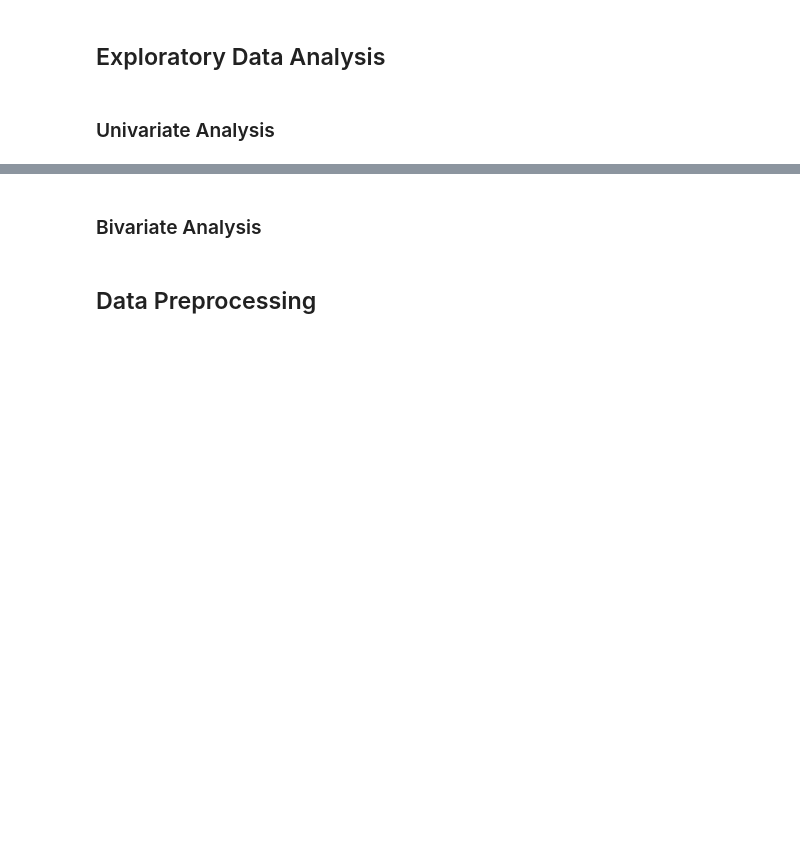
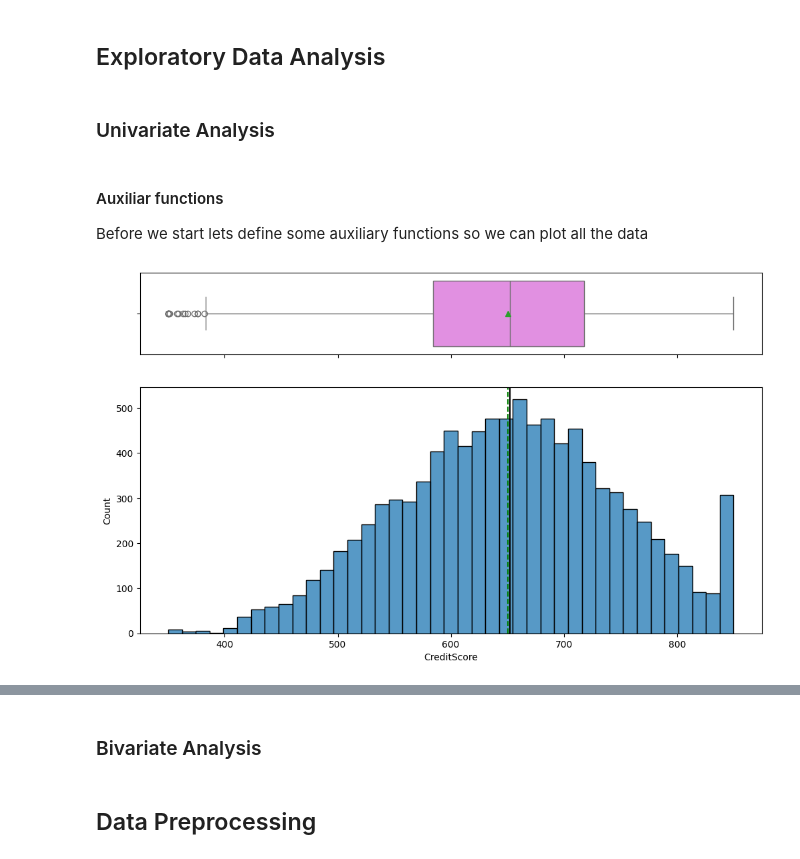
Before and after one commit to rsdomingues/aiml_learning, a Jupyter notebook: 4.intro-to-neural-networks/3.project/INN_Learner_Notebook_Full_code.ipynb, the cells around one changed output, grey strips where cells are left out. Saved outputs shown, nothing was run; the diff lists cells and outputs as text; code cells hidden in the pictures; blank space fills up the shorter version.

Commit message:
univariate analysis, just graph no notes

```diff
--- a/4.intro-to-neural-networks/3.project/INN_Learner_Notebook_Full_code.ipynb
+++ b/4.intro-to-neural-networks/3.project/INN_Learner_Notebook_Full_code.ipynb
@@ -94,3 +92,9 @@ df = pd.read_csv("Churn.csv")    # complete the code to load the dataset
+# %%
+#lets load the dataset
+data = pd.read_csv("Churn.csv")
+
+#lets create a copy so we can do the operations and still have the original data safe.
+df = data.copy()
 # %% [markdown]
 ## Data Overview
 # %%
@@ -167,4 +182,16 @@ dtype: int64
+# %%
+#since this is for the model,  we don't need the row id (RowNumber), we can drop it
+df.drop('RowNumber', axis=1, inplace=True)
+
+#since this is for the model,  we don't need the customer id (CustomerId), we can drop it
+df.drop('CustomerId', axis=1, inplace=True)
+
+#since this is for the model,  we don't need the customer name (Surname), we can drop it
+df.drop('Surname', axis=1, inplace=True)
 # %% [markdown]
 ## Exploratory Data Analysis
 # %% [markdown]
 ### Univariate Analysis
+# %% [markdown]
+#### Auxiliar functions
+Before we start lets define some auxiliary functions so we can plot all the data
@@ -170,0 +306,4 @@ dtype: int64
+# %%
+histogram_boxplot(df,'CreditScore')
+# %% [output]
+[figure, added]
```
Also changed, not shown: parts of 17 cells of this notebook.
